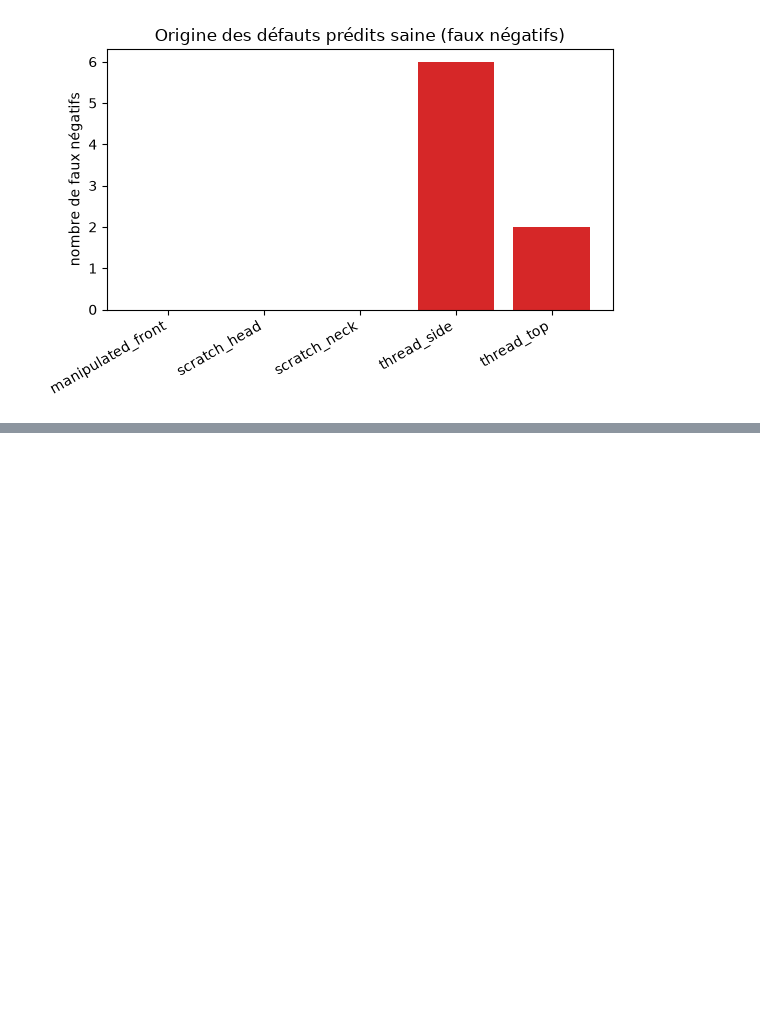
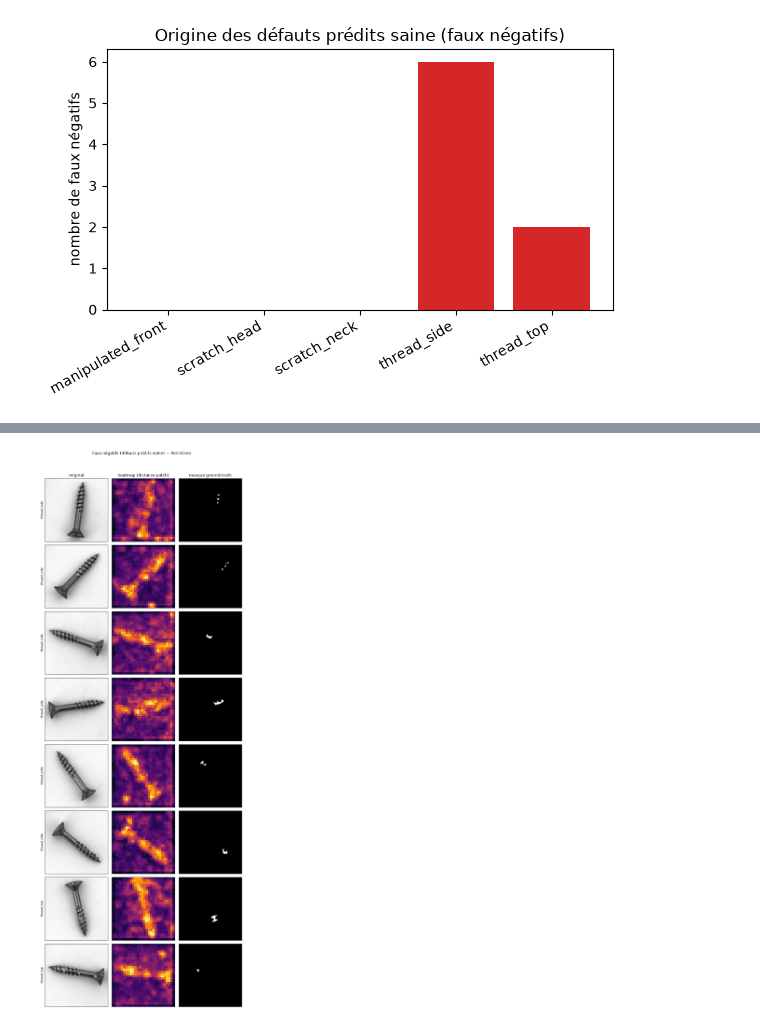
Before and after one commit to kenji21/indusense_tp, a Jupyter notebook: deep-learning/tp_deep_learning_patchcore.ipynb, the cells around one changed output, grey strips where cells are left out. Drawn from its saved outputs; the diff is of its cells as text; code cells hidden in the pictures; blank space fills up the shorter version.

```diff
--- a/deep-learning/tp_deep_learning_patchcore.ipynb
+++ b/deep-learning/tp_deep_learning_patchcore.ipynb
@@ -28,6 +28,7 @@ SEED = 42
 
 TRAIN_GOOD_DIR = DATA_DIR / 'train' / 'good'
 TEST_DIR = DATA_DIR / 'test'
+GT_DIR = DATA_DIR / 'ground_truth'
 defect_types = sorted(p.name for p in TEST_DIR.iterdir() if p.is_dir() and p.name != 'good')
 
 
@@ -43,17 +44,25 @@ def load_folder(folder, size=BACKBONE_SIZE):
     return np.stack([load_image(p, size) for p in paths])
 
 
+def load_mask(path, size=BACKBONE_SIZE):
+    mask = cv2.imread(str(path), cv2.IMREAD_GRAYSCALE)
+    return cv2.resize(mask, (size, size), interpolation=cv2.INTER_NEAREST)
+
+
 X_train_norm = load_folder(TRAIN_GOOD_DIR)
 test_good_norm = load_folder(TEST_DIR / 'good')
 
 # Concatène les défauts dans l'ordre des catégories (triées) puis des fichiers (triés) — et garde la
-# catégorie de chaque indice au passage, pour la répartition des faux négatifs plus bas.
+# catégorie ainsi que le chemin du masque ground-truth de chaque indice au passage.
 test_defects_norm_stacked = []
 defect_category_per_index = []
+mask_paths = []
 for defect in defect_types:
-    imgs = load_folder(TEST_DIR / defect)
+    img_paths = sorted((TEST_DIR / defect).glob('*.png'))
+    imgs = np.stack([load_image(p) for p in img_paths])
     test_defects_norm_stacked.append(imgs)
     defect_category_per_index += [defect] * len(imgs)
+    mask_paths += [GT_DIR / defect / f'{p.stem}_mask.png' for p in img_paths]
 test_defects_norm_stacked = np.concatenate(test_defects_norm_stacked)
 
 print('Train (normé)  :', X_train_norm.shape, X_train_norm.dtype)
@@ -145,8 +154,8 @@ def anomaly_score(images):
     distance_maps = distances.reshape(n, h, w)
     return distance_maps.max(axis=(1, 2)), distance_maps
 # %%
-errors_test_good, _ = anomaly_score(test_good_norm)
-errors_test_defects, _ = anomaly_score(test_defects_norm_stacked)
+errors_test_good, patch_maps_test_good = anomaly_score(test_good_norm)
+errors_test_defects, patch_maps_test_defects = anomaly_score(test_defects_norm_stacked)
 
 print('Score (saines, test)  :', errors_test_good.shape)
 print(f'  moyenne = {errors_test_good.mean():.3f}, écart-type = {errors_test_good.std():.3f}')
@@ -248,0 +264,25 @@ thread_top          : 2 loupé(s)
+# %%
+fig, axes = plt.subplots(len(fn_idx), 3, figsize=(9, 3 * len(fn_idx)))
+col_titles = ['original', 'heatmap (distance patch)', 'masque ground-truth']
+
+for row, idx in enumerate(fn_idx):
+    original = test_defects_norm_stacked[idx, ..., 0]
+    heatmap = patch_maps_test_defects[idx]
+    mask = load_mask(mask_paths[idx])
+
+    axes[row, 0].imshow(original, cmap='gray')
+    axes[row, 1].imshow(heatmap, cmap='inferno')
+    axes[row, 2].imshow(mask, cmap='gray')
+    axes[row, 0].set_ylabel(defect_category_per_index[idx], fontsize=9)
+
+for ax, title in zip(axes[0], col_titles):
+    ax.set_title(title)
+for ax in axes.ravel():
+    ax.set_xticks([])
+    ax.set_yticks([])
+
+fig.suptitle('Faux négatifs (défauts prédits saine) — PatchCore', y=1.0)
+fig.tight_layout(rect=[0, 0, 1, 0.98])
+plt.show()
+# %% [output]
+[figure, added]
```
Also changed, not shown: parts of 1 cell of this notebook.
